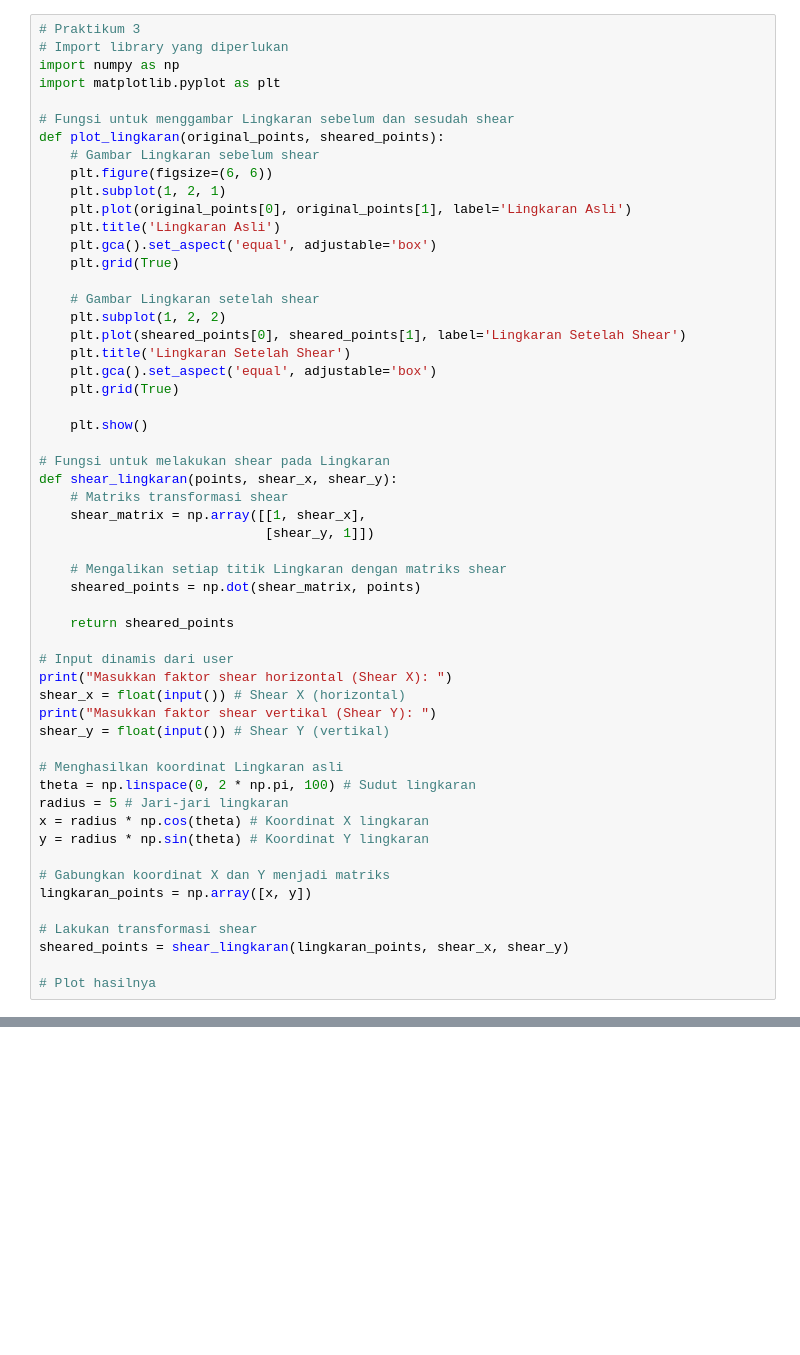
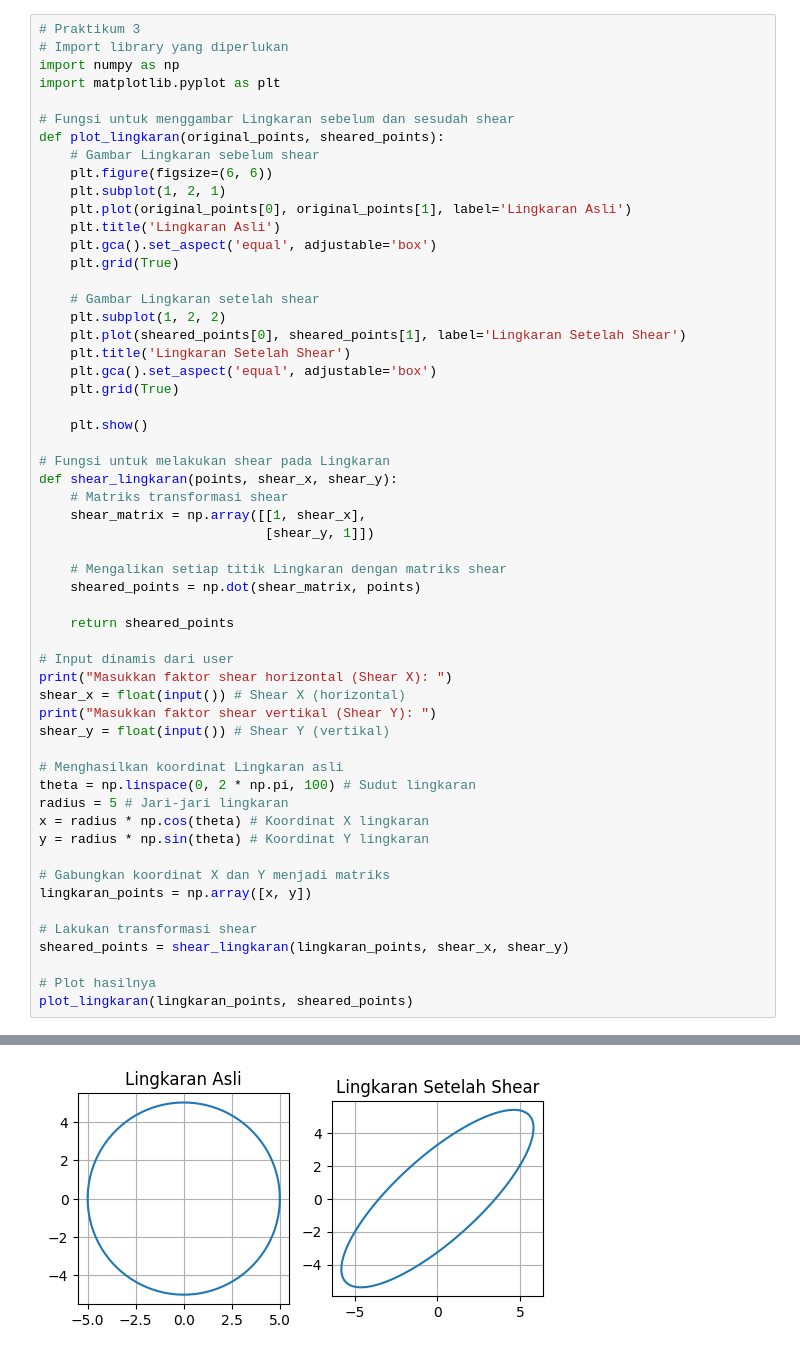
Before and after one commit to MythEclipse/Grafika-Komputer, a Jupyter notebook: modul9/praktikum.ipynb, the cells around one changed output, grey strips where cells are left out. Drawn from its saved outputs; the diff is of its cells as text; blank space fills up the shorter version.

```diff
--- a/modul9/praktikum.ipynb
+++ b/modul9/praktikum.ipynb
@@ -138,30 +138,32 @@ def shear_lingkaran(points, shear_x, shear_y):
     shear_matrix = np.array([[1, shear_x],
                              [shear_y, 1]])
 
     # Mengalikan setiap titik Lingkaran dengan matriks shear
     sheared_points = np.dot(shear_matrix, points)
 
     return sheared_points
 
 # Input dinamis dari user
 print("Masukkan faktor shear horizontal (Shear X): ")
 shear_x = float(input()) # Shear X (horizontal)
 print("Masukkan faktor shear vertikal (Shear Y): ")
 shear_y = float(input()) # Shear Y (vertikal)
 
 # Menghasilkan koordinat Lingkaran asli
 theta = np.linspace(0, 2 * np.pi, 100) # Sudut lingkaran
 radius = 5 # Jari-jari lingkaran
 x = radius * np.cos(theta) # Koordinat X lingkaran
 y = radius * np.sin(theta) # Koordinat Y lingkaran
 
 # Gabungkan koordinat X dan Y menjadi matriks
 lingkaran_points = np.array([x, y])
 
 # Lakukan transformasi shear
 sheared_points = shear_lingkaran(lingkaran_points, shear_x, shear_y)
 
 # Plot hasilnya
+plot_lingkaran(lingkaran_points, sheared_points)
 # %% [output]
 Masukkan faktor shear horizontal (Shear X):
 Masukkan faktor shear vertikal (Shear Y):
+[figure, added]
```
Also changed, not shown: parts of 2 cells of this notebook, 2 other files.
